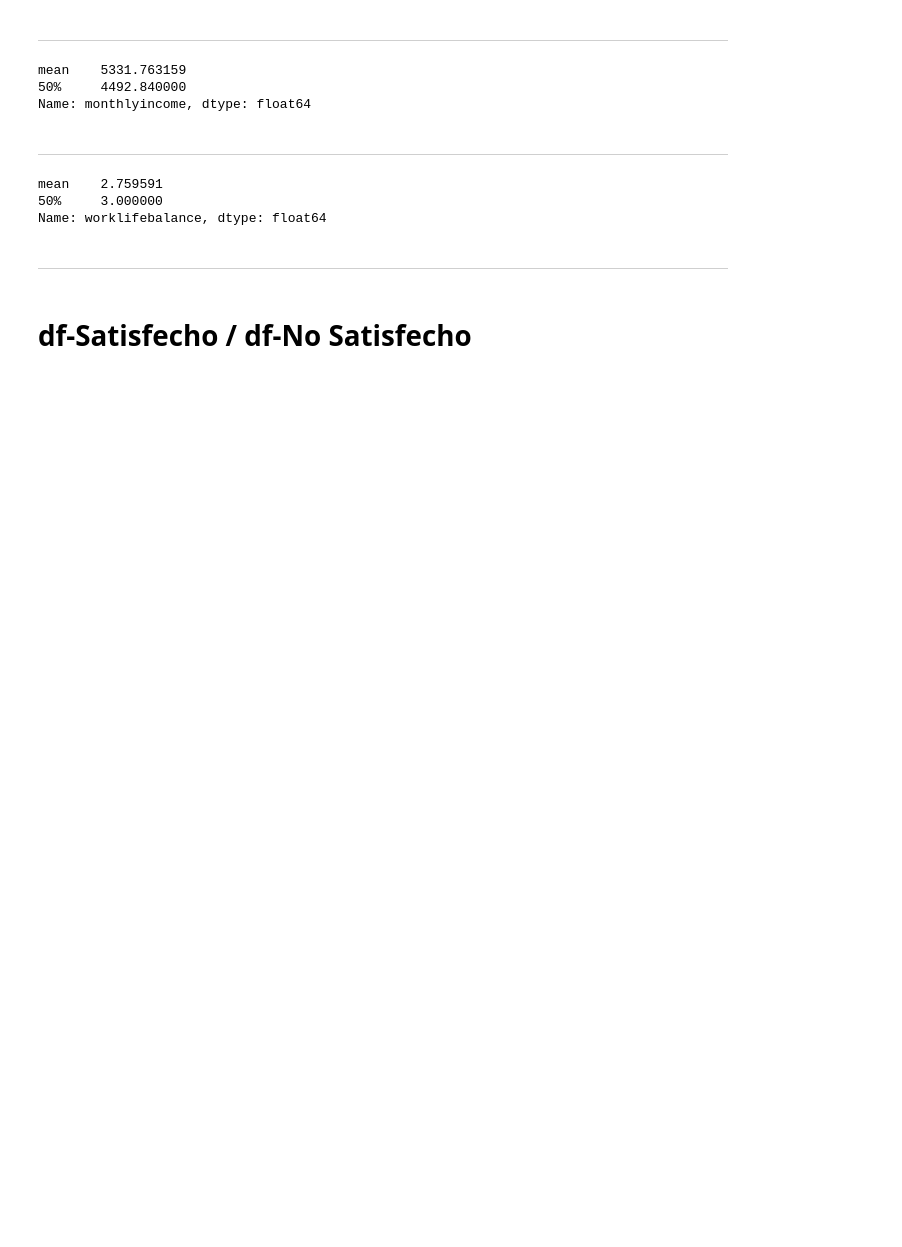
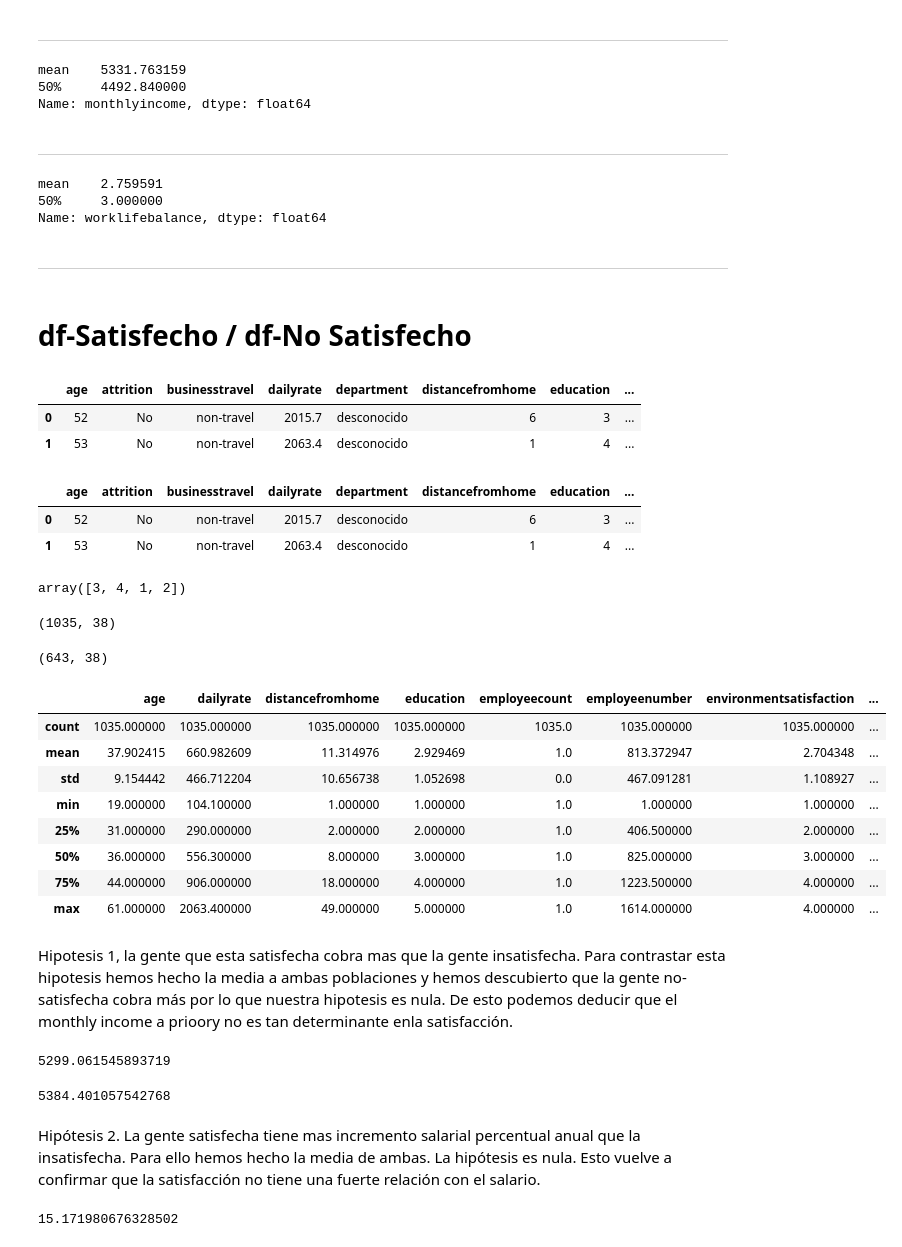
Before and after one commit to Iara-AC/project-da-promo-K-modulo-3-team-1, a Jupyter notebook: FUNCIONES/GRAFICOS.ipynb, the cells around one changed output. Cells and saved outputs as stored; diff of their text form; code cells hidden in the pictures; blank space fills up the shorter version.

```diff
--- a/FUNCIONES/GRAFICOS.ipynb
+++ b/FUNCIONES/GRAFICOS.ipynb
@@ -139,6 +139,60 @@ Name: worklifebalance, dtype: float64
 ---
 # %% [markdown]
 # df-Satisfecho / df-No Satisfecho
+# %%
+df.head(2)
+# %% [output]
+|  | age | attrition | businesstravel | dailyrate | department | distancefromhome | education | ... |
+| 0 | 52 | No | non-travel | 2015.7 | desconocido | 6 | 3 | ... |
+| 1 | 53 | No | non-travel | 2063.4 | desconocido | 1 | 4 | ... |
 # %%
-job_satisfecha = df[df['jobsatisfaction'] == 'basic 4y']["income"]
-job_no_satisfecha = df[df['jobsatisfaction'] == 'high school']["income"]
+job_satisfecha = df[df['jobsatisfaction'].isin([3,4])]
+job_no_satisfecha = df[df['jobsatisfaction'].isin([1,2])]
+# %%
+job_satisfecha.head(2)
+# %% [output]
+|  | age | attrition | businesstravel | dailyrate | department | distancefromhome | education | ... |
+| 0 | 52 | No | non-travel | 2015.7 | desconocido | 6 | 3 | ... |
+| 1 | 53 | No | non-travel | 2063.4 | desconocido | 1 | 4 | ... |
+# %%
+df['jobsatisfaction'].unique()     #1-2 no satisfecho / 3-4 si satisfecho
+# %% [output]
+array([3, 4, 1, 2])
+# %%
+job_satisfecha.shape
+# %% [output]
+(1035, 38)
+# %%
+job_no_satisfecha.shape
+# %% [output]
+(643, 38)
+# %%
+job_satisfecha.describe()
+# %% [output]
+|  | age | dailyrate | distancefromhome | education | employeecount | employeenumber | environmentsatisfaction | ... |
+| count | 1035.000000 | 1035.000000 | 1035.000000 | 1035.000000 | 1035.0 | 1035.000000 | 1035.000000 | ... |
+| mean | 37.902415 | 660.982609 | 11.314976 | 2.929469 | 1.0 | 813.372947 | 2.704348 | ... |
+| std | 9.154442 | 466.712204 | 10.656738 | 1.052698 | 0.0 | 467.091281 | 1.108927 | ... |
+| min | 19.000000 | 104.100000 | 1.000000 | 1.000000 | 1.0 | 1.000000 | 1.000000 | ... |
+| 25% | 31.000000 | 290.000000 | 2.000000 | 2.000000 | 1.0 | 406.500000 | 2.000000 | ... |
+| 50% | 36.000000 | 556.300000 | 8.000000 | 3.000000 | 1.0 | 825.000000 | 3.000000 | ... |
+| 75% | 44.000000 | 906.000000 | 18.000000 | 4.000000 | 1.0 | 1223.500000 | 4.000000 | ... |
+| max | 61.000000 | 2063.400000 | 49.000000 | 5.000000 | 1.0 | 1614.000000 | 4.000000 | ... |
+# %% [markdown]
+Hipotesis 1, la gente que  esta  satisfecha cobra mas que la gente insatisfecha.
+Para contrastar esta hipotesis hemos hecho la media a ambas poblaciones y hemos descubierto que la gente no-satisfecha cobra más por lo que nuestra hipotesis es nula.
+De esto podemos deducir que el monthly income a prioory no es tan determinante enla satisfacción.
+# %%
+job_satisfecha["monthlyincome"].mean()
+# %% [output]
+5299.061545893719
+# %%
+job_no_satisfecha["monthlyincome"].mean()
+# %% [output]
+5384.401057542768
+# %% [markdown]
+Hipótesis 2. La gente satisfecha tiene mas incremento salarial percentual anual que la insatisfecha. Para ello hemos hecho la media de ambas. La hipótesis es nula. Esto vuelve a confirmar que la satisfacción no tiene una fuerte relación con el salario.
+# %%
+job_satisfecha["percentsalaryhike"].mean()
+# %% [output]
+15.171980676328502
```
Also changed, not shown: parts of 31 cells of this notebook, 1 other file.
